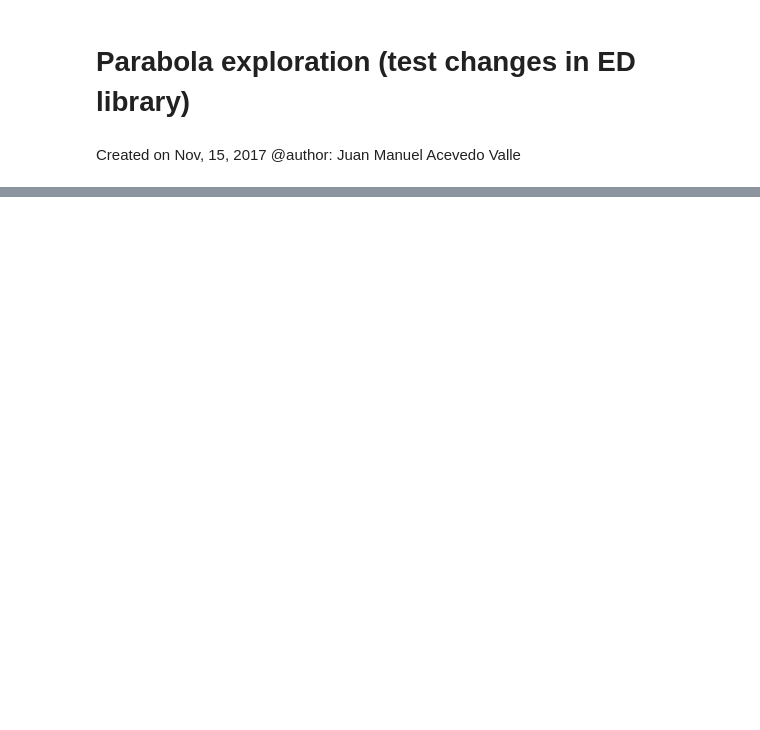
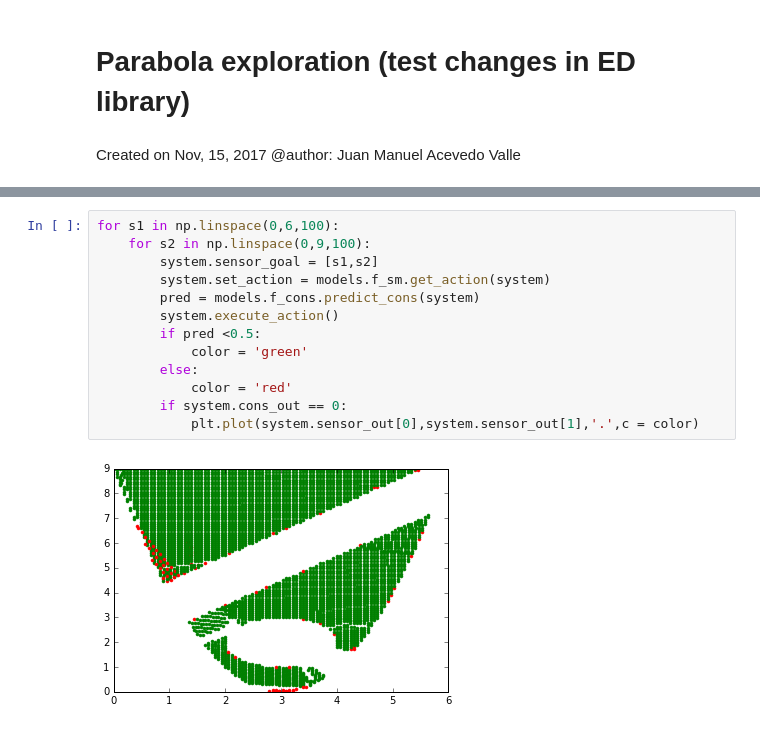
Before and after one commit to yumilceh/artificialbabbling, a Jupyter notebook: exploration/executables/december17/parabola_exploration.ipynb, the cells around one changed output, grey strips where cells are left out. Saved outputs shown, nothing was run; the diff lists cells and outputs as text; blank space fills up the shorter version.

```diff
--- a/exploration/executables/december17/parabola_exploration.ipynb
+++ b/exploration/executables/december17/parabola_exploration.ipynb
@@ -192,0 +157,15 @@ array([ 0.33412923])
+# %%
+for s1 in np.linspace(0,6,100):
+    for s2 in np.linspace(0,9,100):
+        system.sensor_goal = [s1,s2]
+        system.set_action = models.f_sm.get_action(system)
+        pred = models.f_cons.predict_cons(system)
+        system.execute_action()
+        if pred <0.5:
+            color = 'green'
+        else:
+            color = 'red'
+        if system.cons_out == 0:
+            plt.plot(system.sensor_out[0],system.sensor_out[1],'.',c = color)
+# %% [output]
+[figure, added]
```
Also changed, not shown: parts of 10 cells of this notebook, 20 other files.
